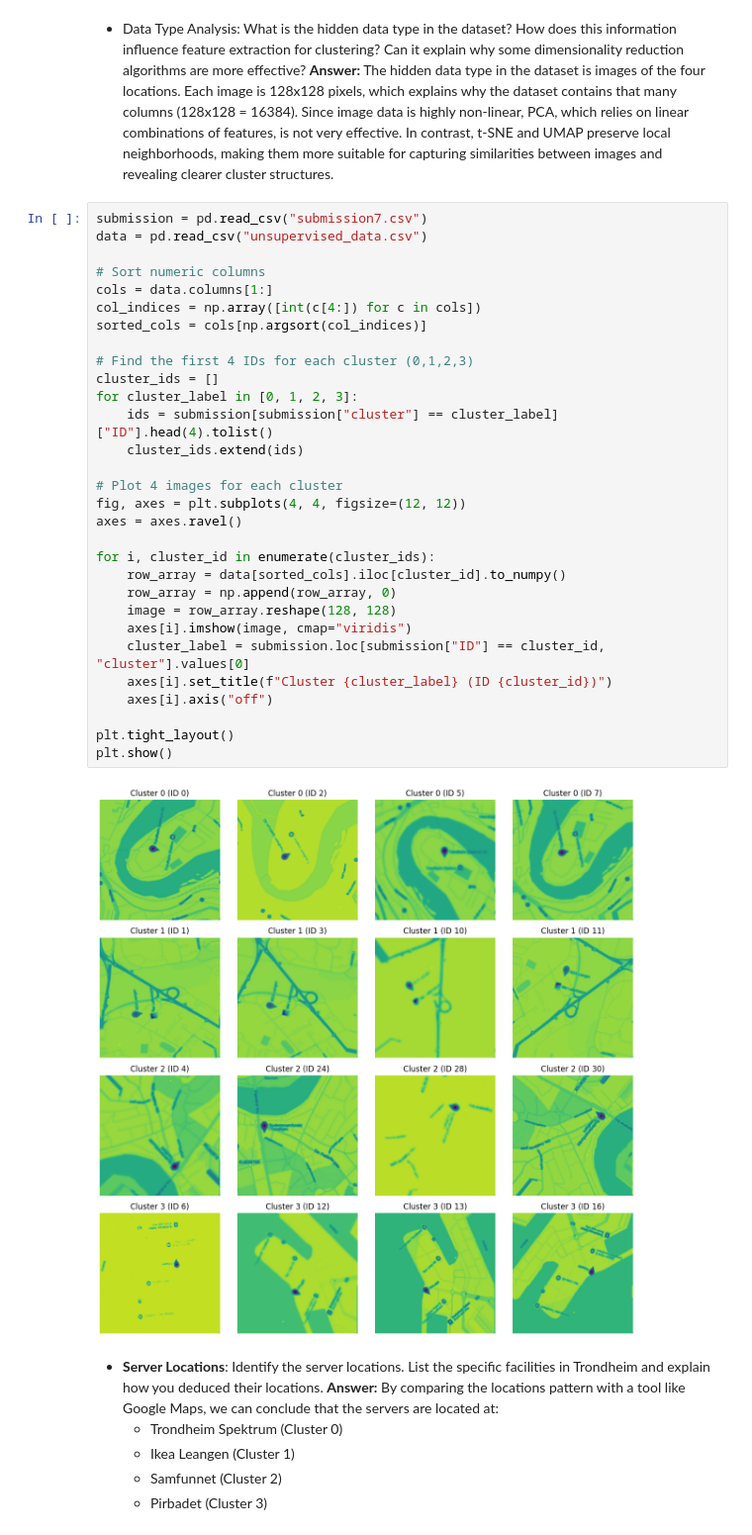
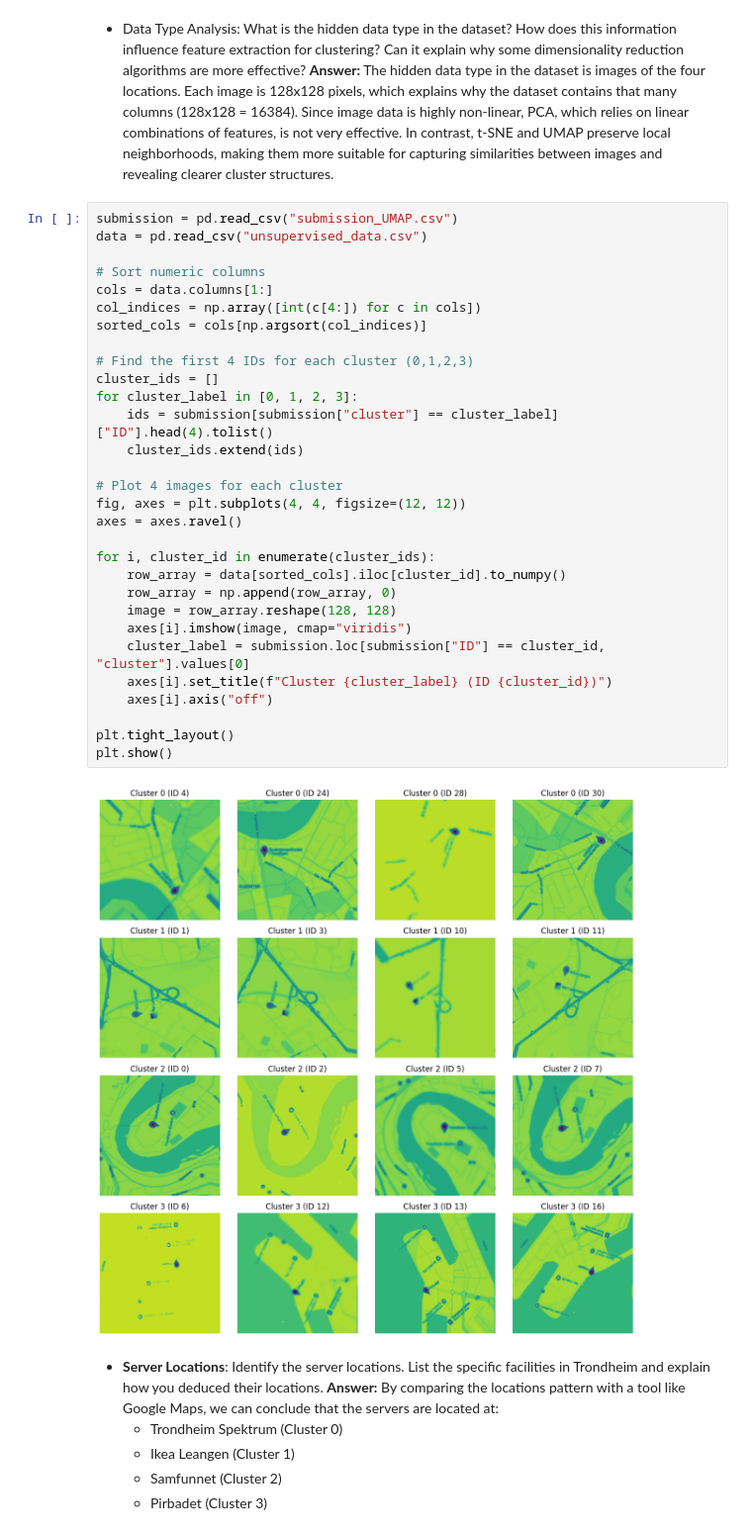
Before and after one commit to jenscaa/TDT4172-Assignments, a Jupyter notebook: Assignment2/Chapter_2.ipynb, the cells around one changed output. Shown at 99% size. Cells and saved outputs as stored; diff of their text form.

```diff
--- a/Assignment2/Chapter_2.ipynb
+++ b/Assignment2/Chapter_2.ipynb
@@ -1009,37 +1009,37 @@ Overall, DBSCAN worked better for this dataset because the clusters appeared to
 **Answer:**
 The hidden data type in the dataset is images of the four locations. Each image is 128x128 pixels, which explains why the dataset contains that many columns (128x128 = 16384). Since image data is highly non-linear, PCA, which relies on linear combinations of features, is not very effective. In contrast, t-SNE and UMAP preserve local neighborhoods, making them more suitable for capturing similarities between images and revealing clearer cluster structures.
 # %%
-submission = pd.read_csv("submission7.csv")
+submission = pd.read_csv("submission_UMAP.csv")
 data = pd.read_csv("unsupervised_data.csv")
 
 # Sort numeric columns
 cols = data.columns[1:]
 col_indices = np.array([int(c[4:]) for c in cols])
 sorted_cols = cols[np.argsort(col_indices)]
 
 # Find the first 4 IDs for each cluster (0,1,2,3)
 cluster_ids = []
 for cluster_label in [0, 1, 2, 3]:
     ids = submission[submission["cluster"] == cluster_label]["ID"].head(4).tolist()
     cluster_ids.extend(ids)
 
 # Plot 4 images for each cluster
 fig, axes = plt.subplots(4, 4, figsize=(12, 12))
 axes = axes.ravel()
 
 for i, cluster_id in enumerate(cluster_ids):
     row_array = data[sorted_cols].iloc[cluster_id].to_numpy()
     row_array = np.append(row_array, 0)
     image = row_array.reshape(128, 128)
     axes[i].imshow(image, cmap="viridis")
     cluster_label = submission.loc[submission["ID"] == cluster_id, "cluster"].values[0]
     axes[i].set_title(f"Cluster {cluster_label} (ID {cluster_id})")
     axes[i].axis("off")
 
 plt.tight_layout()
 plt.show()
 # %% [output]
-[figure, old version]
+[figure, new version]
 # %% [markdown]
 - **Server Locations**: Identify the server locations. List the specific facilities in Trondheim and explain how you deduced their locations.
 **Answer:** By comparing the locations pattern with a tool like Google Maps, we can conclude that the servers are located at:
```
Also changed, not shown: parts of 16 cells of this notebook, 1 other file.
